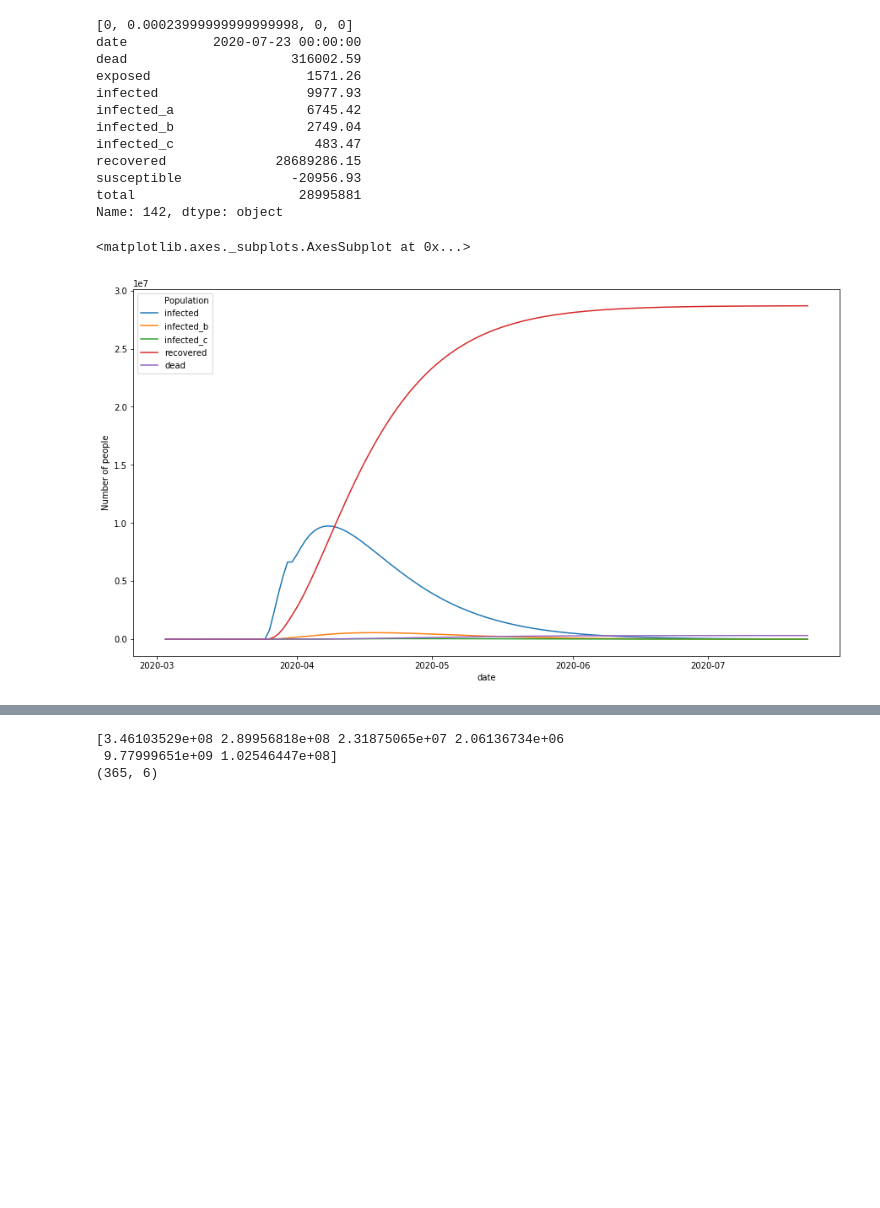
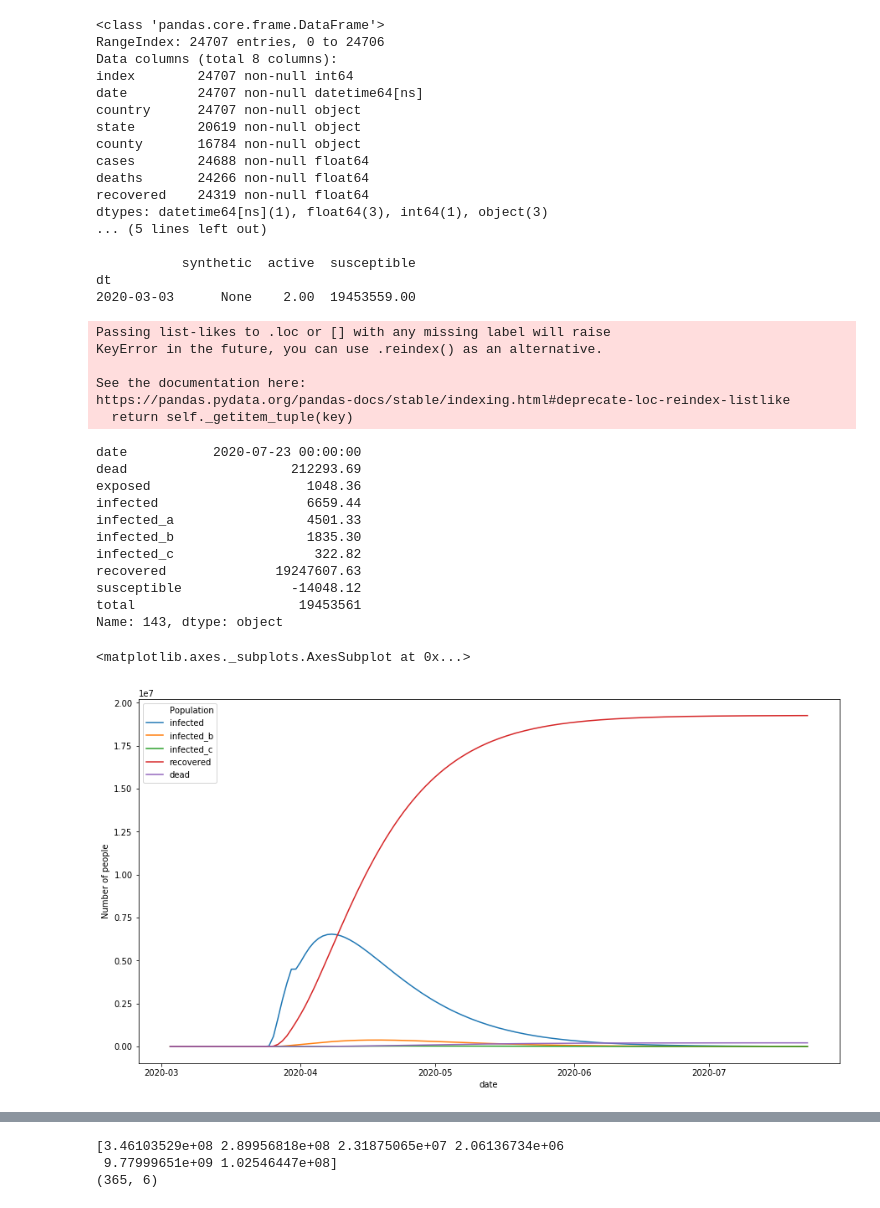
Before and after one commit to act-now-coalition/covid-data-model, a Jupyter notebook: seird_notebook_runtime.ipynb, the cells around one changed output, grey strips where cells are left out. Cells and saved outputs as stored; diff of their text form; code cells hidden in the pictures; blank space fills up the shorter version.

Commit message:
fixed other key error, successfully ran run.py (on counties too!)

```diff
--- a/seird_notebook_runtime.ipynb
+++ b/seird_notebook_runtime.ipynb
@@ -20,7 +20,7 @@ import matplotlib.pyplot as plt
 from pandas.plotting import register_matplotlib_converters
 register_matplotlib_converters()
 # %%
-Dataset = CDSDataset()
+Dataset = JHUDataset()
 
 def model_state(country, state, interventions=None):
 
@@ -129,29 +129,51 @@ def plot_df(df, cols):
 use_harvard_init = False #If True use the harvard model inputs for inital conditions and N (recreate their graph)
 #use_harvard_init = True #If True use the harvard model inputs for inital conditions and N (recreate their graph)
 # %%
-[initervention_df, soln] = model_state('USA', 'TX', INTERVENTIONS[4])
+[initervention_df, soln] = model_state('USA', 'NY', INTERVENTIONS[4])
 
 print(initervention_df.iloc[-1])
 
 #chart_cols = ["exposed", "infected", "infected_b", "infected_c",  "recovered", "dead"] #, "susceptible"]
 chart_cols = ["infected", "infected_b", "infected_c",  "recovered", "dead"] #, "susceptible"]
 
 plot_df(initervention_df, chart_cols)
 # %% [output]
-[0, 0.00023999999999999998, 0, 0]
-date           2020-07-23 00:00:00
-dead                     316002.59
-exposed                    1571.26
-infected                   9977.93
-infected_a                 6745.42
-infected_b                 2749.04
-infected_c                  483.47
-recovered              28689286.15
-susceptible              -20956.93
-total                     28995881
-Name: 142, dtype: object
+<class 'pandas.core.frame.DataFrame'>
+RangeIndex: 24707 entries, 0 to 24706
+Data columns (total 8 columns):
+index        24707 non-null int64
+date         24707 non-null datetime64[ns]
+country      24707 non-null object
+state        20619 non-null object
+county       16784 non-null object
+cases        24688 non-null float64
+deaths       24266 non-null float64
+recovered    24319 non-null float64
+dtypes: datetime64[ns](1), float64(3), int64(1), object(3)
+... (5 lines left out)
+
+           synthetic  active  susceptible
+dt
+2020-03-03      None    2.00  19453559.00
-<matplotlib.axes._subplots.AxesSubplot at 0x...>
+Passing list-likes to .loc or [] with any missing label will raise
+KeyError in the future, you can use .reindex() as an alternative.
+
+See the documentation here:
+https://pandas.pydata.org/pandas-docs/stable/indexing.html#deprecate-loc-reindex-listlike
+  return self._getitem_tuple(key)
+date           2020-07-23 00:00:00
+dead                     212293.69
+exposed                    1048.36
+infected                   6659.44
+infected_a                 4501.33
+infected_b                 1835.30
+infected_c                  322.82
+recovered              19247607.63
+susceptible              -14048.12
+total                     19453561
+Name: 143, dtype: object
+<matplotlib.axes._subplots.AxesSubplot at 0x...>
-[figure, old version]
+[figure, new version]
 # %%
 [df, soln] = model_state('USA', 'TX', INTERVENTIONS[0])
 
```
Also changed, not shown: parts of 2 cells of this notebook, 1 other file.
